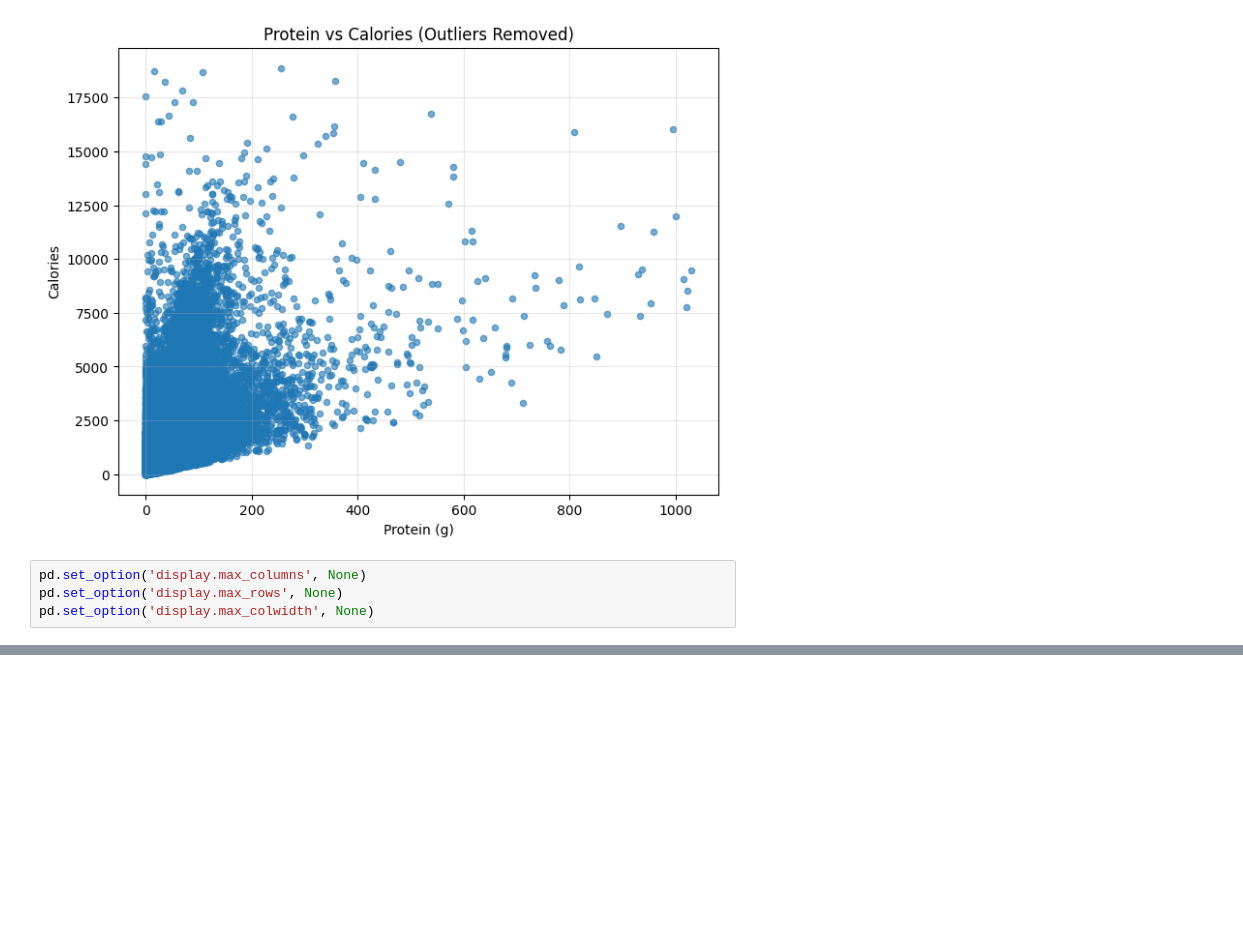
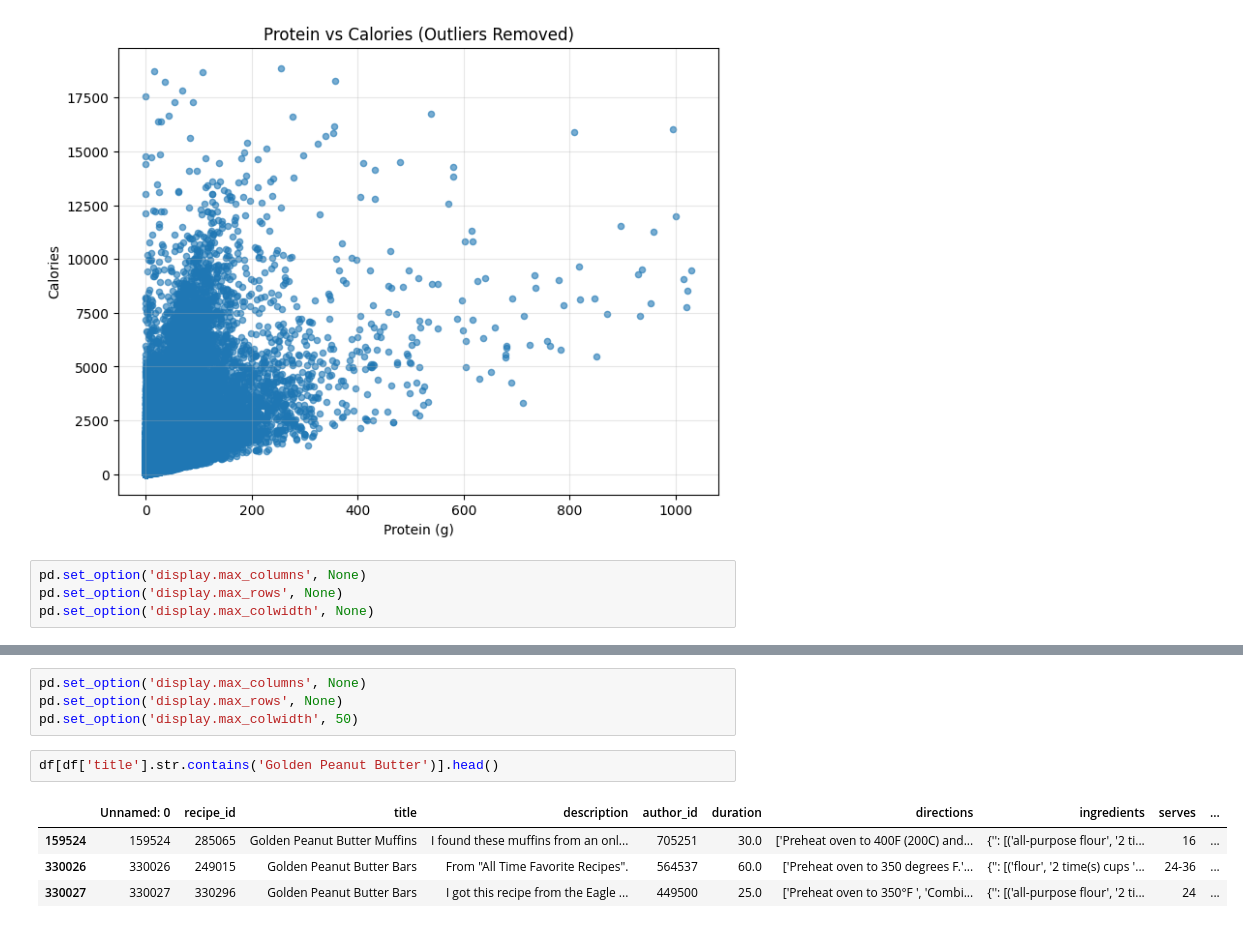
Before and after one commit to ltrieu22/Project23New, a Jupyter notebook: main.ipynb, the cells around one changed output, grey strips where cells are left out. Drawn from its saved outputs; the diff is of its cells as text; blank space fills up the shorter version.

```diff
--- a/main.ipynb
+++ b/main.ipynb
@@ -751,0 +326,11 @@ Successfully generated 30 multi-turn examples.
+# %%
+pd.set_option('display.max_columns', None)
+pd.set_option('display.max_rows', None)
+pd.set_option('display.max_colwidth', 50)
+# %%
+df[df['title'].str.contains('Golden Peanut Butter')].head()
+# %% [output]
+|  | Unnamed: 0 | recipe_id | title | description | author_id | duration | directions | ingredients | serves | ... |
+| 159524 | 159524 | 285065 | Golden Peanut Butter Muffins | I found these muffins from an onl... | 705251 | 30.0 | ['Preheat oven to 400F (200C) and... | {'': [('all-purpose flour', '2 ti... | 16 | ... |
+| 330026 | 330026 | 249015 | Golden Peanut Butter Bars | From "All Time Favorite Recipes". | 564537 | 60.0 | ['Preheat oven to 350 degrees F.'... | {'': [('flour', '2 time(s) cups '... | 24-36 | ... |
+| 330027 | 330027 | 330296 | Golden Peanut Butter Bars | I got this recipe from the Eagle ... | 449500 | 25.0 | ['Preheat oven to 350°F ', 'Combi... | {'': [('all-purpose flour', '2 ti... | 24 | ... |
```
Also changed, not shown: parts of 8 cells of this notebook, 1 other file.
